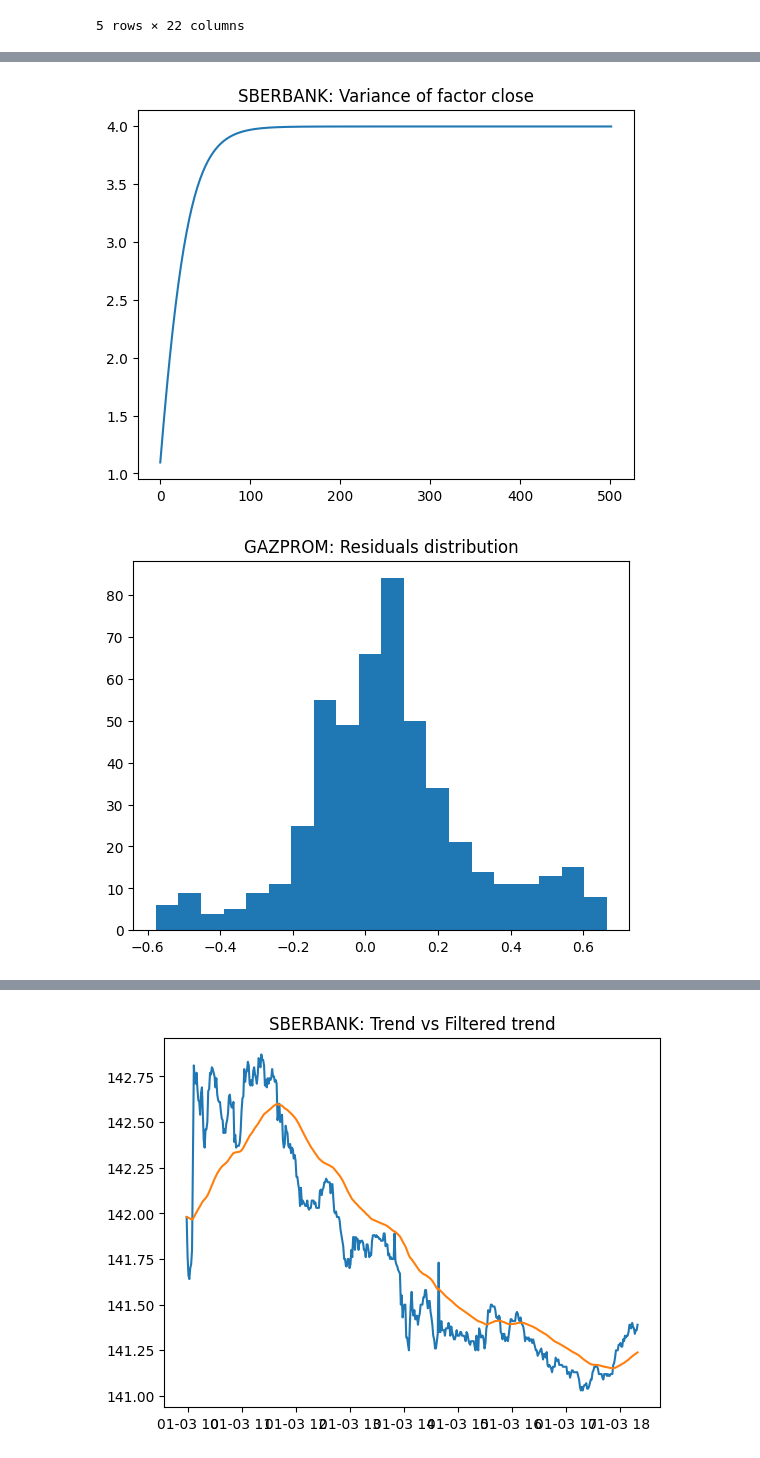
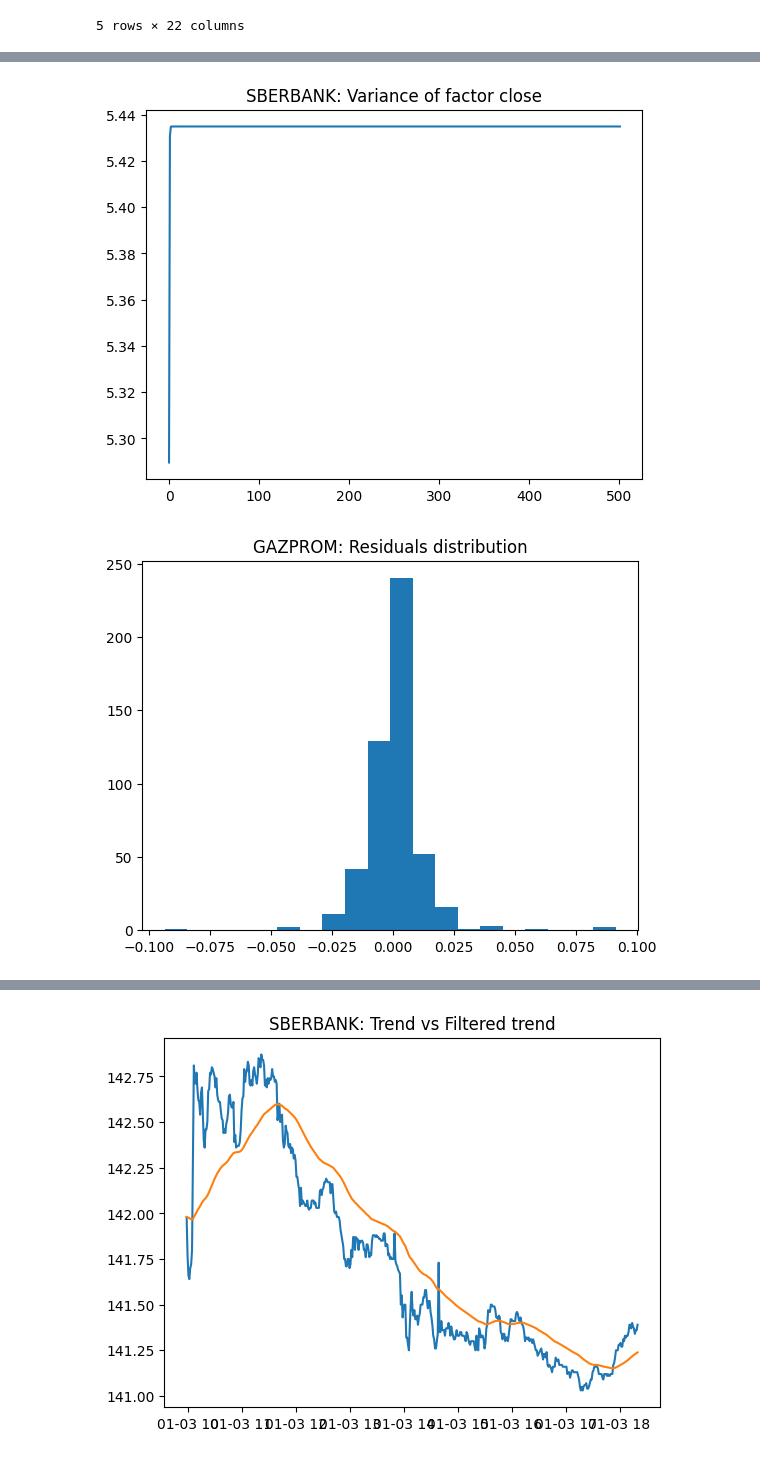
Before and after one commit to ShirshovDIM/Kalman_Filter_implementation, a Jupyter notebook: Study.ipynb, the cells around one changed output, grey strips where cells are left out. Saved outputs shown, nothing was run; the diff lists cells and outputs as text; code cells hidden in the pictures.

```diff
--- a/Study.ipynb
+++ b/Study.ipynb
@@ -36,7 +36,7 @@ for company in companies:
     df[company] = data[["begin"]+cols2fetch]
 # %%
 # Однофакторная модель на основе оценки MLE
-COMPANY = "SBERBANK"
+# COMPANY = "SBERBANK"
 for COMPANY in companies:
     COL_GROUP = "begin"
     COL_DATA = "close"
@@ -65,7 +65,7 @@ for COMPANY in companies:
                 R_init=matrices['R'],
                 x_init=matrices['x0'],
                 P_init=matrices['P'],
-                method='MLE'
+                method='Gradient'
             )
 
             kf = BaseKalmanFilter(
@@ -129,2 +129,2 @@ for COMPANY in companies:
-[figure, old version]
+[figure, new version]
-[figure, old version]
+[figure, new version]
```
Also changed, not shown: parts of 5 cells of this notebook, 3 other files.
